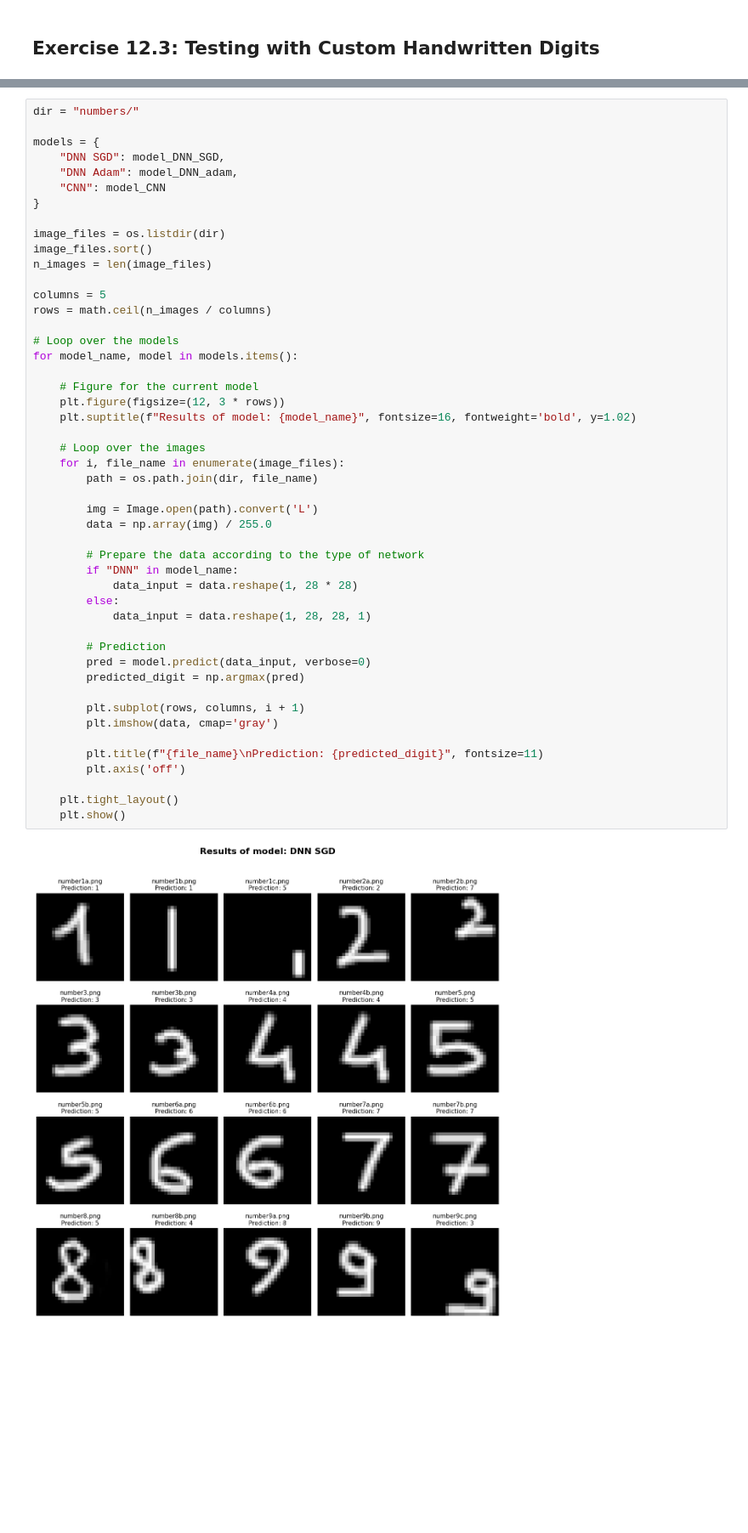
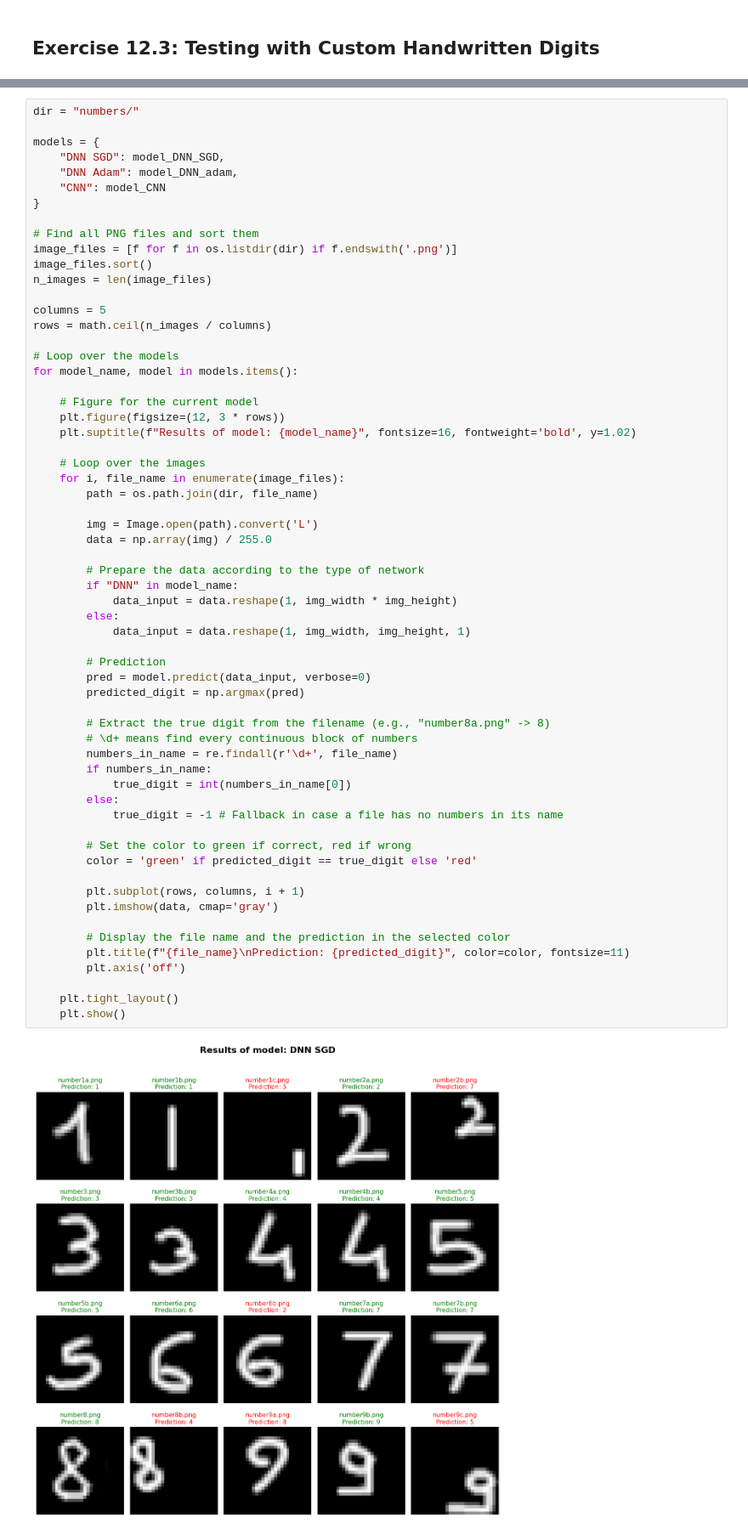
Before and after one commit to giuliagogna/NumericalSimulationLaboratory, a Jupyter notebook: Lab12/exercise12.ipynb, the cells around one changed output, grey strips where cells are left out. Shown at 85% size. Drawn from its saved outputs; the diff is of its cells as text; blank space fills up the shorter version.

```diff
--- a/Lab12/exercise12.ipynb
+++ b/Lab12/exercise12.ipynb
@@ -512,7 +552,8 @@ models = {
     "CNN": model_CNN
 }
 
-image_files = os.listdir(dir)
+# Find all PNG files and sort them
+image_files = [f for f in os.listdir(dir) if f.endswith('.png')]
 image_files.sort()
 n_images = len(image_files)
 
@@ -522,34 +563,46 @@ rows = math.ceil(n_images / columns)
 # Loop over the models
 for model_name, model in models.items():
 
     # Figure for the current model
     plt.figure(figsize=(12, 3 * rows))
     plt.suptitle(f"Results of model: {model_name}", fontsize=16, fontweight='bold', y=1.02)
 
     # Loop over the images
     for i, file_name in enumerate(image_files):
         path = os.path.join(dir, file_name)
 
         img = Image.open(path).convert('L')
         data = np.array(img) / 255.0
 
         # Prepare the data according to the type of network
         if "DNN" in model_name:
-            data_input = data.reshape(1, 28 * 28)
+            data_input = data.reshape(1, img_width * img_height)
         else:
-            data_input = data.reshape(1, 28, 28, 1)
+            data_input = data.reshape(1, img_width, img_height, 1)
 
         # Prediction
         pred = model.predict(data_input, verbose=0)
         predicted_digit = np.argmax(pred)
 
+        # Extract the true digit from the filename (e.g., "number8a.png" -> 8)
+        # \d+ means find every continuous block of numbers
+        numbers_in_name = re.findall(r'\d+', file_name)
+        if numbers_in_name:
+            true_digit = int(numbers_in_name[0])
+        else:
+            true_digit = -1 # Fallback in case a file has no numbers in its name
+
+        # Set the color to green if correct, red if wrong
+        color = 'green' if predicted_digit == true_digit else 'red'
+
         plt.subplot(rows, columns, i + 1)
         plt.imshow(data, cmap='gray')
 
-        plt.title(f"{file_name}\nPrediction: {predicted_digit}", fontsize=11)
+        # Display the file name and the prediction in the selected color
+        plt.title(f"{file_name}\nPrediction: {predicted_digit}", color=color, fontsize=11)
         plt.axis('off')
 
     plt.tight_layout()
     plt.show()
 # %% [output]
-[figure, old version]
+[figure, new version]
```
Also changed, not shown: parts of 26 cells of this notebook, 1 other file.
